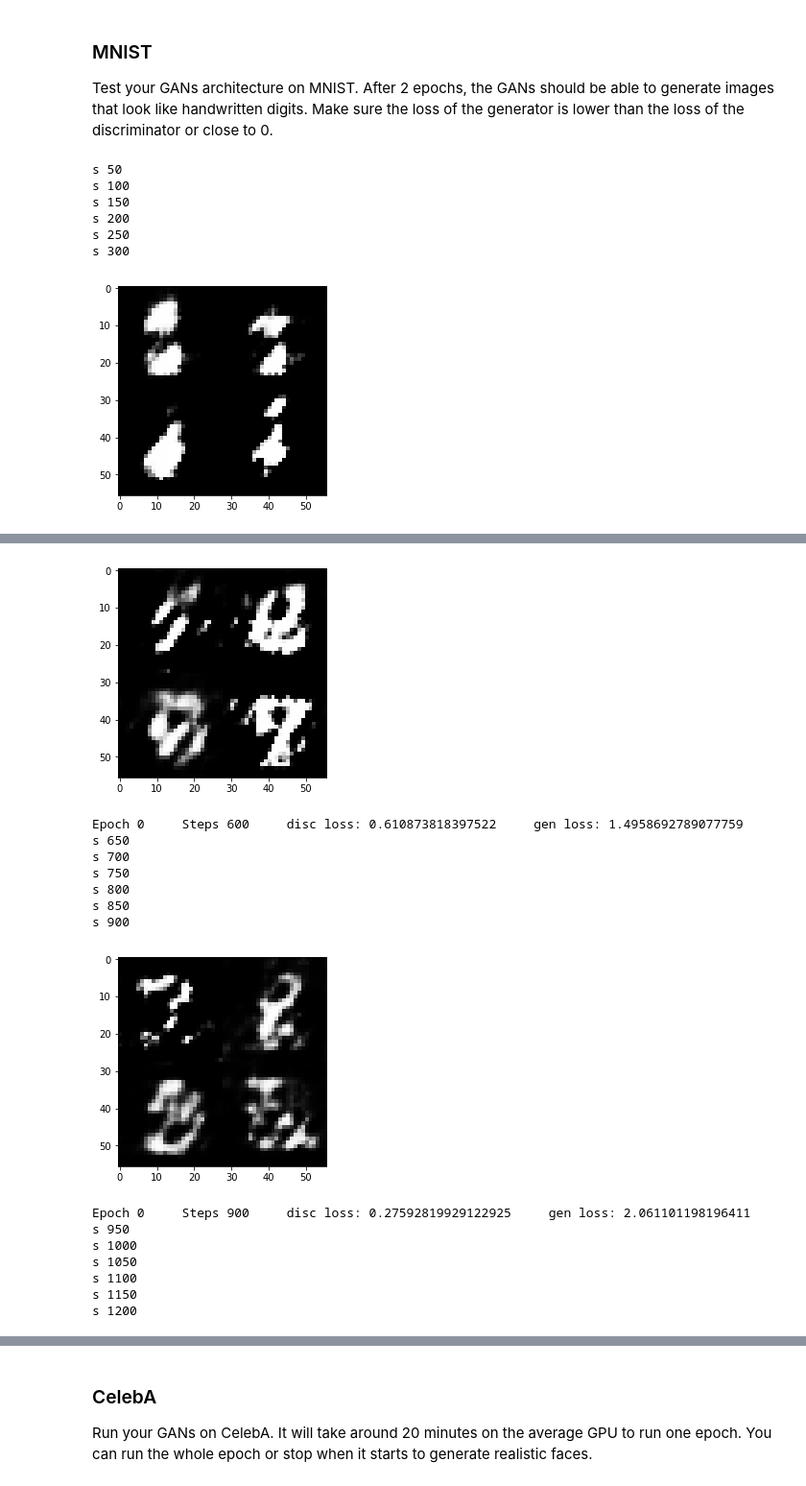
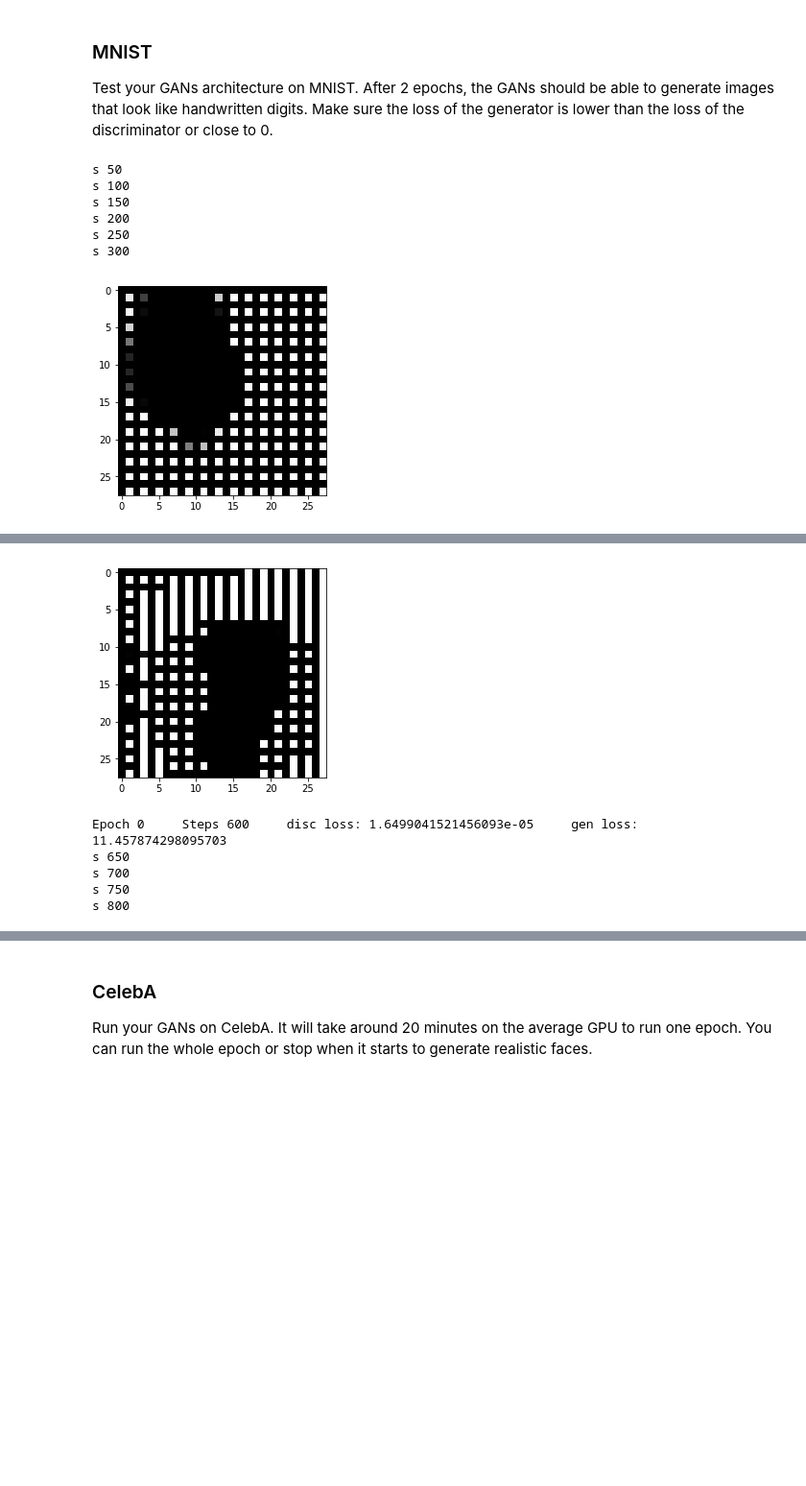
Before and after one commit to danielwillemse/face_gen, a Jupyter notebook: dlnd_face_generation.ipynb, the cells around one changed output, grey strips where cells are left out. Shown: that part at 96% size. Cells and saved outputs as stored; diff of their text form; code cells hidden in the pictures; blank space fills up the shorter version.

Commit message:
Process feedback for submissions
Increased layers in generator.
Decreased alpha values.
Added xavier_initializer

```diff
--- a/dlnd_face_generation.ipynb
+++ b/dlnd_face_generation.ipynb
@@ -143,22 +143,23 @@ def discriminator(images, reuse=False):
     :return: Tuple of (tensor output of the discriminator, tensor logits of the discriminator)
     """
     # TODO: Implement Function
-    alpha = 0.2
+    alpha = 0.09
     with tf.variable_scope('discriminator', reuse=reuse):
-        model = tf.layers.conv2d(images, 64, 5, strides=2, padding='same')
+        model = tf.layers.conv2d(images, 64, 5, strides=2, padding='same', kernel_initializer=tf.contrib.layers.xavier_initializer())
         model = tf.maximum(alpha * model, model)
 
-        model = tf.layers.conv2d(model, 128, 5, strides=2, padding='same')
+        model = tf.layers.conv2d(model, 128, 5, strides=2, padding='same', kernel_initializer=tf.contrib.layers.xavier_initializer())
         model = tf.layers.batch_normalization(model, training=True)
         model = tf.maximum(alpha * model, model)
 
-        model = tf.layers.conv2d(model, 256, 5, strides=2, padding='same')
+        model = tf.layers.conv2d(model, 256, 5, strides=2, padding='same', kernel_initializer=tf.contrib.layers.xavier_initializer())
         model = tf.layers.batch_normalization(model, training=True)
         model = tf.maximum(alpha * model, model)
 
         # Flatten it
         model = tf.reshape(model, (-1, 4*4*256))
         logits = tf.layers.dense(model, 1)
+        logits = tf.layers.dropout(logits, rate=0.6)
         out = tf.sigmoid(logits)
 
         return out, logits
@@ -182,31 +183,30 @@ def generator(z, out_channel_dim, is_train=True):
     :return: The tensor output of the generator
     """
     # TODO: Implement Function
-    alpha = 0.2
+    alpha = 0.09
     with tf.variable_scope('generator', reuse= not is_train):
         # First fully connected layer
-        model = tf.layers.dense(z, 6*6*256)
+        model = tf.layers.dense(z, 7*7*512)
         # Reshape it to start the convolutional stack
-        model = tf.reshape(model, (-1, 6, 6, 256))
+        model = tf.reshape(model, (-1, 7, 7, 512))
         model = tf.layers.batch_normalization(model, training=is_train)
         model = tf.maximum(alpha * model, model)
-        # 4x4x512 now
+
+        model = tf.layers.conv2d_transpose(model, 256, 5, strides=2, padding='same')
+        model = tf.layers.batch_normalization(model, training=is_train)
+        model = tf.maximum(alpha * model, model)
 
         model = tf.layers.conv2d_transpose(model, 128, 5, strides=2, padding='same')
         model = tf.layers.batch_normalization(model, training=is_train)
         model = tf.maximum(alpha * model, model)
-        # 8x8x256 now
 
-        model = tf.layers.conv2d_transpose(model, 64, 5, strides=2, padding='same')
+        model = tf.layers.conv2d_transpose(model, 64, 5, strides=1, padding='same')
         model = tf.layers.batch_normalization(model, training=is_train)
         model = tf.maximum(alpha * model, model)
-        # 16x16x128 now
 
         # Output layer
         logits = tf.layers.conv2d_transpose(model, out_channel_dim, 5, strides=1, padding='same')
-        # 32x32x out_channel_dim
-        logits = tf.image.resize_images(logits, (28, 28))
-        # 28x28x out_channel_dim
+        logits = tf.layers.dropout(logits, rate=0.6)
 
         out = tf.tanh(logits)
         return out
@@ -357,7 +357,7 @@ def train(epoch_count, batch_size, z_dim, learning_rate, beta1, get_batches, dat
                 if steps % 50 == 0:
                     print('s', steps)
                 if steps % 300 == 0:
-                    show_generator_output(sess, 4, input_z, out_channel_dim, data_image_mode)
+                    show_generator_output(sess, 16, input_z, out_channel_dim, data_image_mode)
 
                     train_loss_disc = disc_loss.eval({input_z: batch_z, input_real: batch_images})
                     train_loss_gen = gen_loss.eval({input_z: batch_z})
@@ -372,7 +372,7 @@ Test your GANs architecture on MNIST.  After 2 epochs, the GANs should be able t
 # %%
 batch_size = 32
 z_dim = 64
-learning_rate = 0.001 #0.0002
+learning_rate = 0.005 #0.0002
 beta1 = 0.5
 
 """
@@ -391,4 +391,4 @@ s 150
 s 200
 s 250
 s 300
-[figure, old version]
+[figure, new version]
@@ -396,22 +396,12 @@ Epoch 0     Steps 300     disc loss: 0.3012712001800537     gen loss: 3.74231100
 s 350
 s 400
 s 450
 s 500
 s 550
 s 600
-[figure, old version]
+[figure, new version]
-Epoch 0     Steps 600     disc loss: 0.610873818397522     gen loss: 1.4958692789077759
+Epoch 0     Steps 600     disc loss: 1.6499041521456093e-05     gen loss: 11.457874298095703
 s 650
 s 700
 s 750
 s 800
-s 850
-s 900
-[figure, removed]
-Epoch 0     Steps 900     disc loss: 0.27592819929122925     gen loss: 2.061101198196411
-s 950
-s 1000
-s 1050
-s 1100
-s 1150
-s 1200
```
Also changed, not shown: parts of 1 cell of this notebook.
